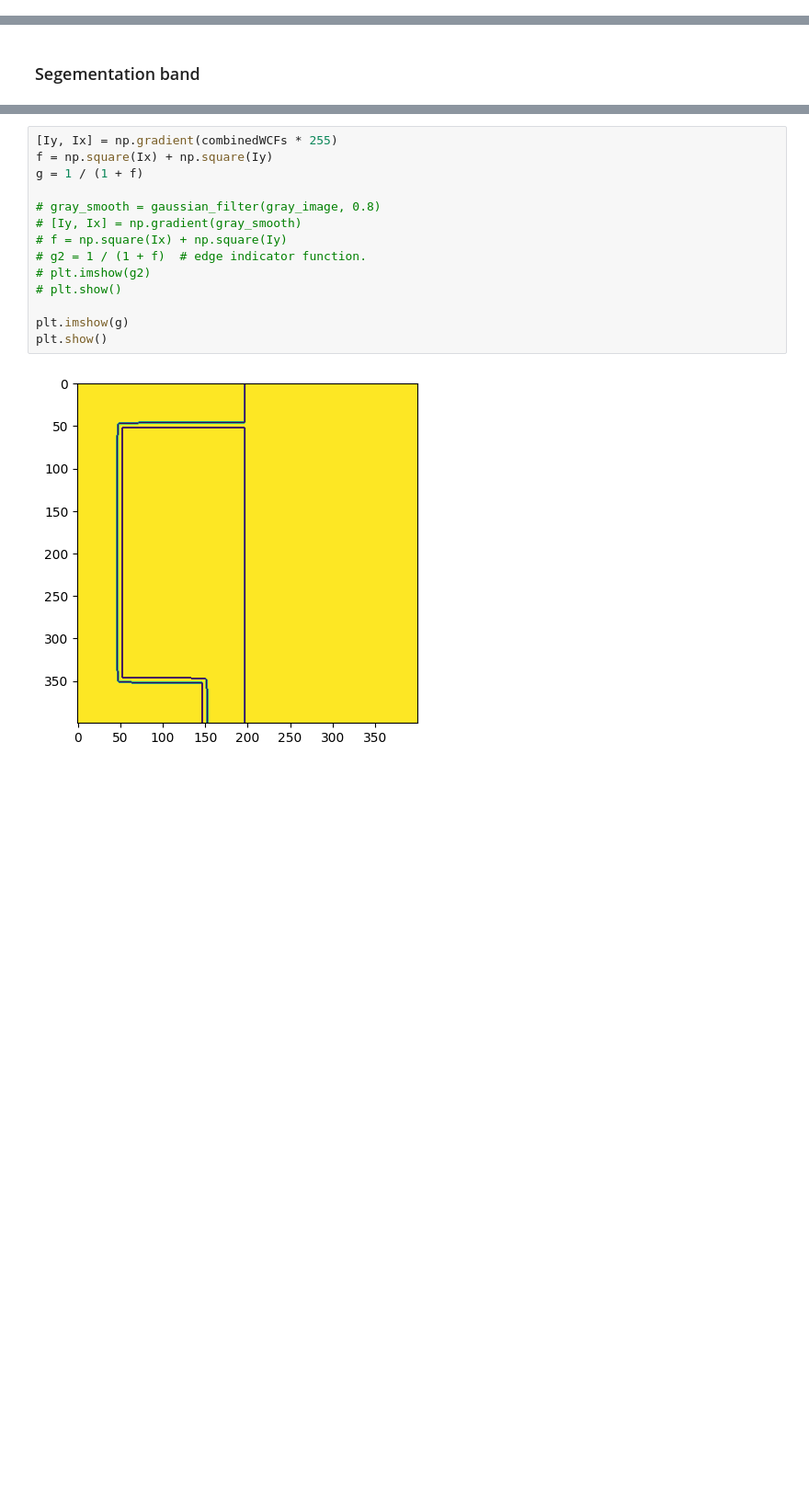
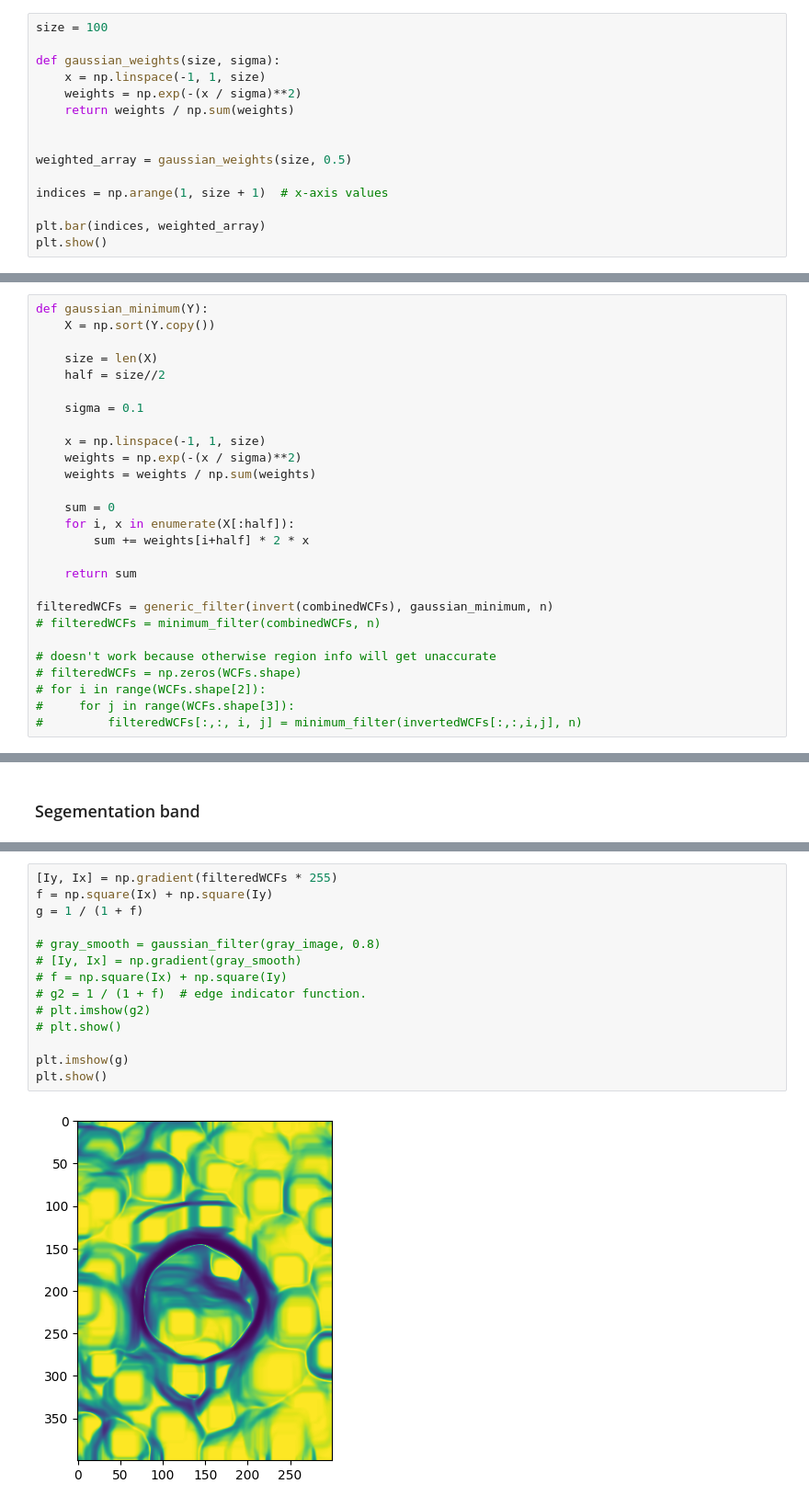
Before and after one commit to HuysArthur/texture-features-as-optimization-for-unsupervised-image-segmentation, a Jupyter notebook: texture-segmentation.ipynb, the cells around one changed output, grey strips where cells are left out. Shown at 92% size. Drawn from its saved outputs; the diff is of its cells as text; blank space fills up the shorter version.

```diff
--- a/texture-segmentation.ipynb
+++ b/texture-segmentation.ipynb
@@ -364,0 +348,15 @@ plt.imshow(np.mean(np.mean(X, 3), 2))
+# %%
+size = 100
+
+def gaussian_weights(size, sigma):
+    x = np.linspace(-1, 1, size)
+    weights = np.exp(-(x / sigma)**2)
+    return weights / np.sum(weights)
+
+
+weighted_array = gaussian_weights(size, 0.5)
+
+indices = np.arange(1, size + 1)  # x-axis values
+
+plt.bar(indices, weighted_array)
+plt.show()
@@ -364,0 +365,27 @@ plt.imshow(np.mean(np.mean(X, 3), 2))
+# %%
+def gaussian_minimum(Y):
+    X = np.sort(Y.copy())
+
+    size = len(X)
+    half = size//2
+
+    sigma = 0.1
+
+    x = np.linspace(-1, 1, size)
+    weights = np.exp(-(x / sigma)**2)
+    weights = weights / np.sum(weights)
+
+    sum = 0
+    for i, x in enumerate(X[:half]):
+        sum += weights[i+half] * 2 * x
+
+    return sum
+
+filteredWCFs = generic_filter(invert(combinedWCFs), gaussian_minimum, n)
+# filteredWCFs = minimum_filter(combinedWCFs, n)
+
+# doesn't work because otherwise region info will get unaccurate
+# filteredWCFs = np.zeros(WCFs.shape)
+# for i in range(WCFs.shape[2]):
+#     for j in range(WCFs.shape[3]):
+#         filteredWCFs[:,:, i, j] = minimum_filter(invertedWCFs[:,:,i,j], n)
@@ -406,16 +399,16 @@ X[X == 1] = np.max(smoothedWCFs)
 # %%
-[Iy, Ix] = np.gradient(combinedWCFs * 255)
+[Iy, Ix] = np.gradient(filteredWCFs * 255)
 f = np.square(Ix) + np.square(Iy)
 g = 1 / (1 + f)
 
 # gray_smooth = gaussian_filter(gray_image, 0.8)
 # [Iy, Ix] = np.gradient(gray_smooth)
 # f = np.square(Ix) + np.square(Iy)
 # g2 = 1 / (1 + f)  # edge indicator function.
 # plt.imshow(g2)
 # plt.show()
 
 plt.imshow(g)
 plt.show()
 # %% [output]
-[figure, old version]
+[figure, new version]
```
Also changed, not shown: parts of 62 cells of this notebook.
